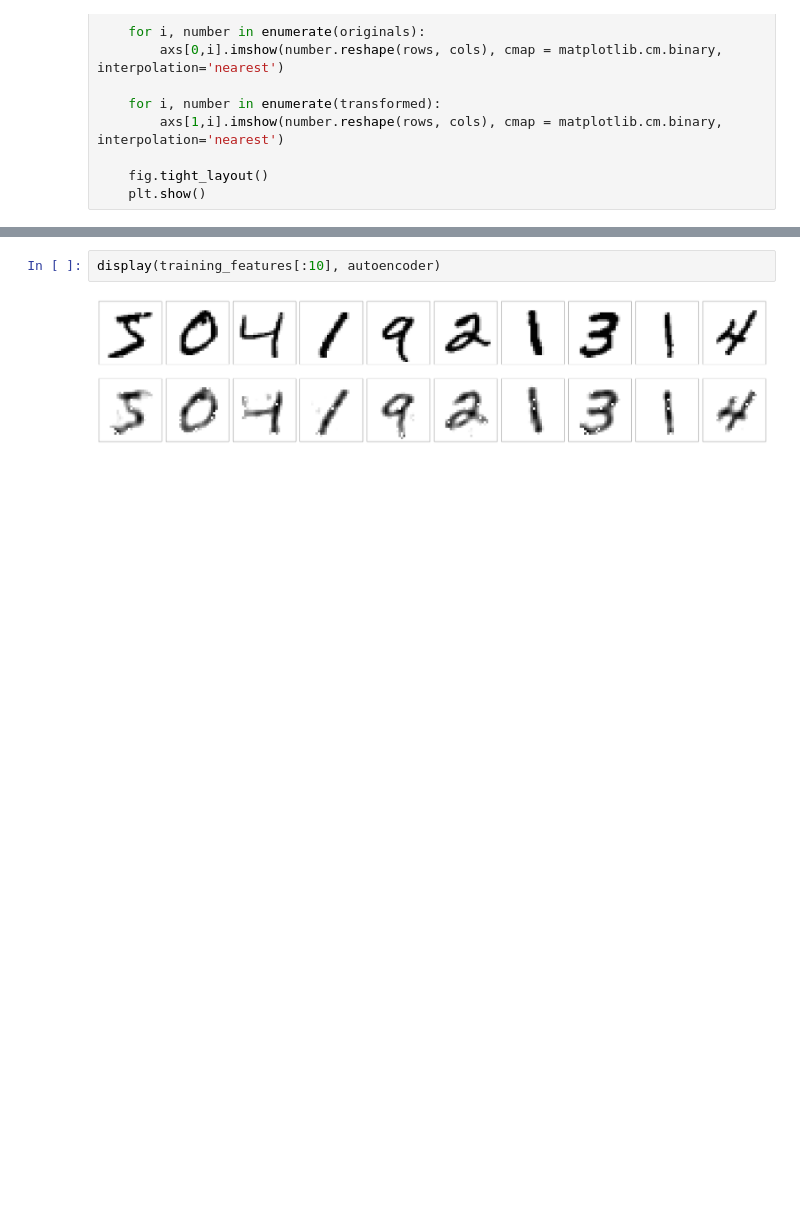
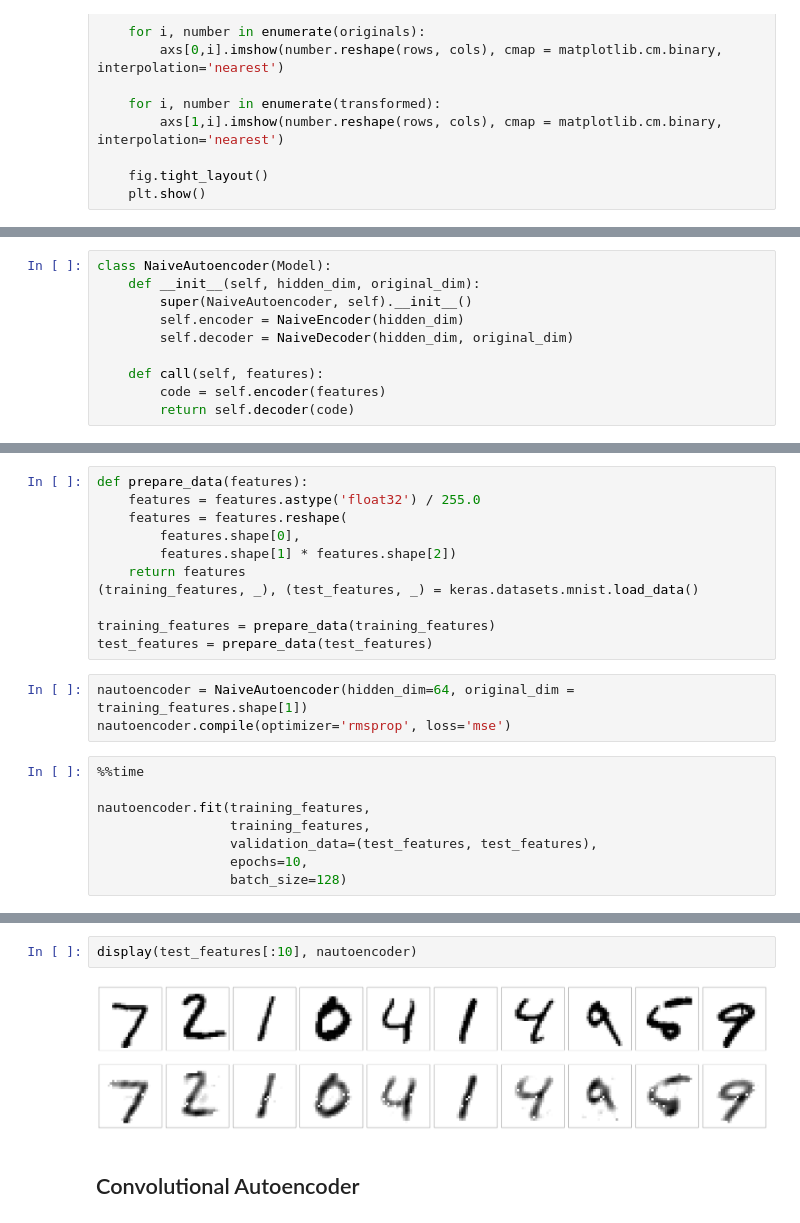
Before and after one commit to aligusnet/data-experiments, a Jupyter notebook: MNIST/tensorflow/autoencoder.ipynb, the cells around one changed output, grey strips where cells are left out. Cells and saved outputs as stored; diff of their text form; blank space fills up the shorter version.

Commit message:
[mnist] implement convolutional autoencoder

```diff
--- a/MNIST/tensorflow/autoencoder.ipynb
+++ b/MNIST/tensorflow/autoencoder.ipynb
@@ -96,0 +53,10 @@ def display(originals, autoencoder):
+# %%
+class NaiveAutoencoder(Model):
+    def __init__(self, hidden_dim, original_dim):
+        super(NaiveAutoencoder, self).__init__()
+        self.encoder = NaiveEncoder(hidden_dim)
+        self.decoder = NaiveDecoder(hidden_dim, original_dim)
+
+    def call(self, features):
+        code = self.encoder(features)
+        return self.decoder(code)
@@ -96,0 +65,22 @@ def display(originals, autoencoder):
+# %%
+def prepare_data(features):
+    features = features.astype('float32') / 255.0
+    features = features.reshape(
+        features.shape[0],
+        features.shape[1] * features.shape[2])
+    return features
+(training_features, _), (test_features, _) = keras.datasets.mnist.load_data()
+
+training_features = prepare_data(training_features)
+test_features = prepare_data(test_features)
+# %%
+nautoencoder = NaiveAutoencoder(hidden_dim=64, original_dim = training_features.shape[1])
+nautoencoder.compile(optimizer='rmsprop', loss='mse')
+# %%
+%%time
+
+nautoencoder.fit(training_features,
+                 training_features,
+                 validation_data=(test_features, test_features),
+                 epochs=10,
+                 batch_size=128)
@@ -97,4 +106,6 @@ def display(originals, autoencoder):
 # %%
-display(training_features[:10], autoencoder)
+display(test_features[:10], nautoencoder)
 # %% [output]
-[figure, old version]
+[figure, new version]
+# %% [markdown]
+## Convolutional Autoencoder
```
Also changed, not shown: parts of 24 cells of this notebook.
